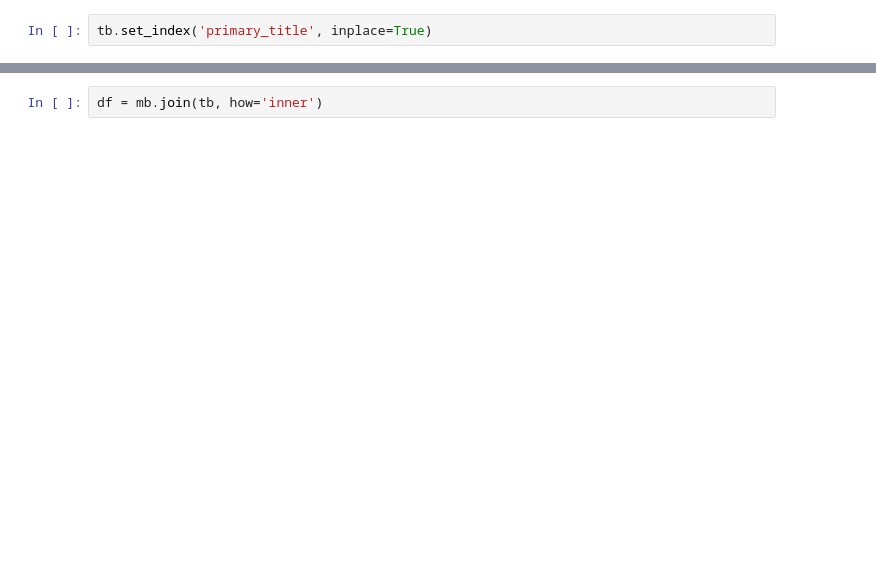
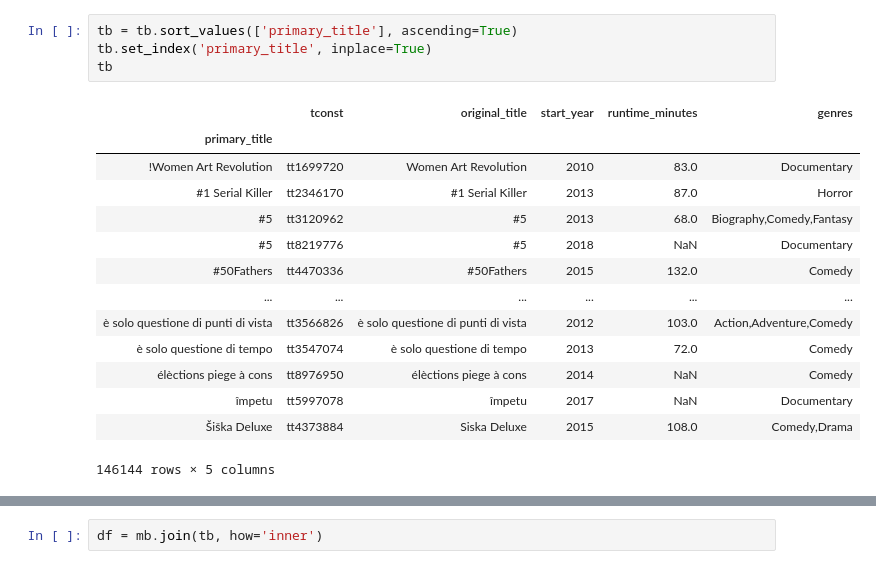
Before and after one commit to jaybee202/DCDS-MOD1---MS-Movies, a Jupyter notebook: data/raw/Film,Genre budgets and gross.ipynb, the cells around one changed output, grey strips where cells are left out. Drawn from its saved outputs; the diff is of its cells as text; blank space fills up the shorter version.

```diff
--- a/data/raw/Film,Genre budgets and gross.ipynb
+++ b/data/raw/Film,Genre budgets and gross.ipynb
@@ -72,2 +32,19 @@ mb.set_index('movie', inplace=True)
 # %%
+tb = tb.sort_values(['primary_title'], ascending=True)
 tb.set_index('primary_title', inplace=True)
+tb
+# %% [output]
+|  | tconst | original_title | start_year | runtime_minutes | genres |
+| primary_title |  |  |  |  |  |
+| !Women Art Revolution | tt1699720 | Women Art Revolution | 2010 | 83.0 | Documentary |
+| #1 Serial Killer | tt2346170 | #1 Serial Killer | 2013 | 87.0 | Horror |
+| #5 | tt3120962 | #5 | 2013 | 68.0 | Biography,Comedy,Fantasy |
+| #5 | tt8219776 | #5 | 2018 | NaN | Documentary |
+| #50Fathers | tt4470336 | #50Fathers | 2015 | 132.0 | Comedy |
+| ... | ... | ... | ... | ... | ... |
+| è solo questione di punti di vista | tt3566826 | è solo questione di punti di vista | 2012 | 103.0 | Action,Adventure,Comedy |
+| è solo questione di tempo | tt3547074 | è solo questione di tempo | 2013 | 72.0 | Comedy |
+| élèctions piege à cons | tt8976950 | élèctions piege à cons | 2014 | NaN | Comedy |
+| împetu | tt5997078 | împetu | 2017 | NaN | Documentary |
+| Šiška Deluxe | tt4373884 | Siska Deluxe | 2015 | 108.0 | Comedy,Drama |
+146144 rows × 5 columns
```
Also changed, not shown: parts of 19 cells of this notebook, 3 other files.
